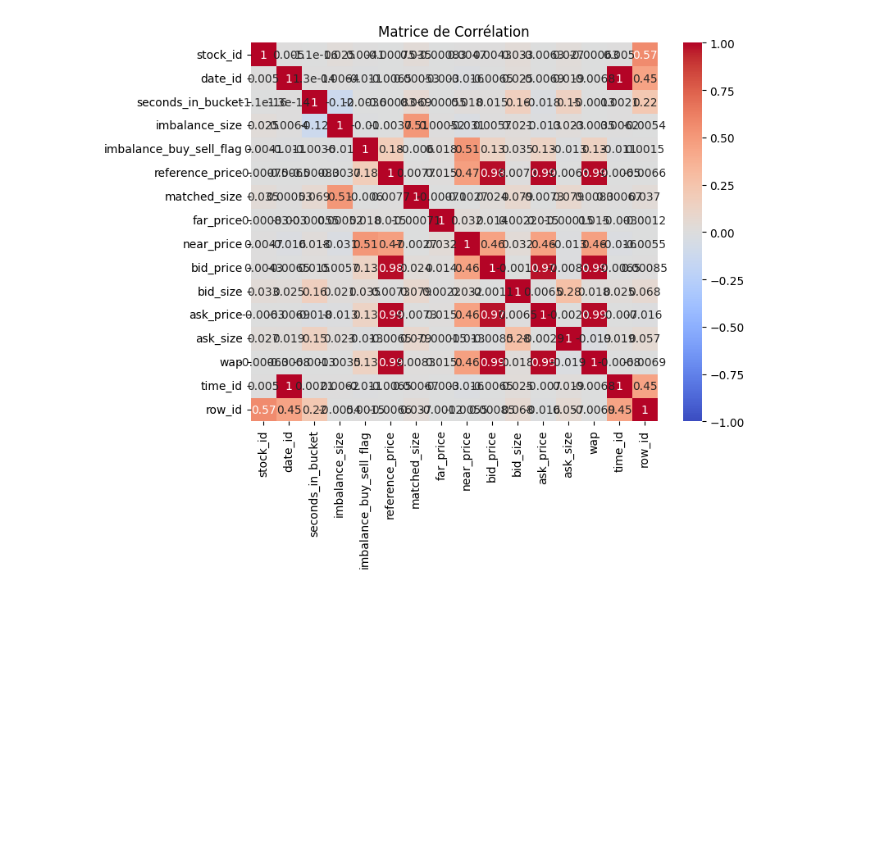
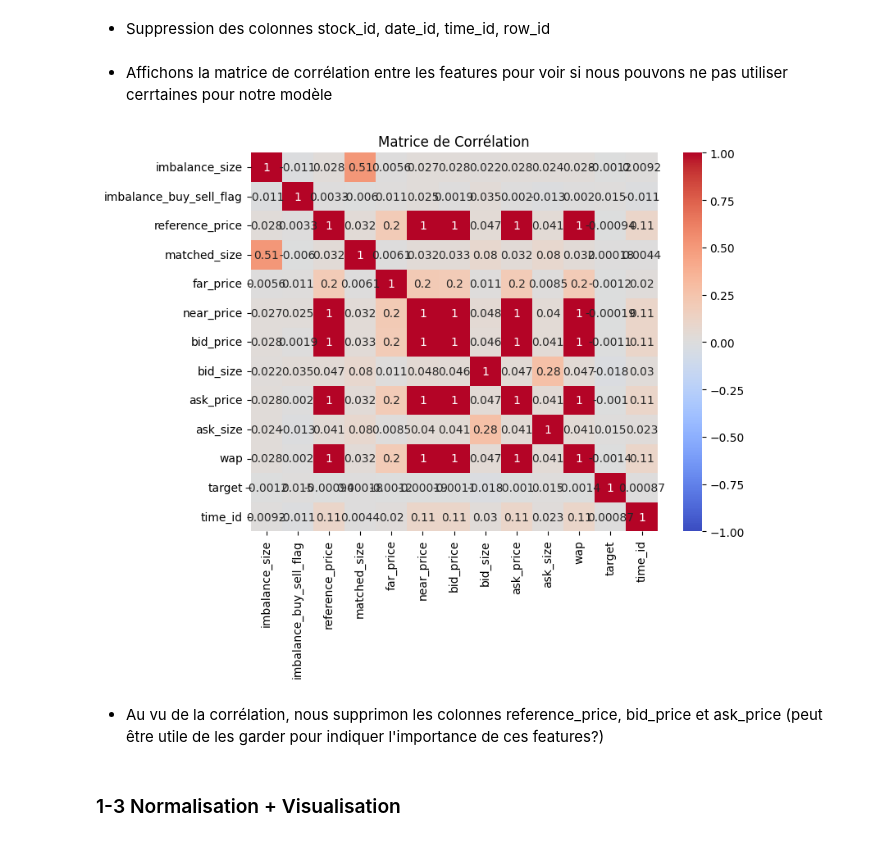
Before and after one commit to LucasTexier/Optiver_challenge, a Jupyter notebook: Project Deep Learning - Test.ipynb, the cells around one changed output. Cells and saved outputs as stored; diff of their text form; code cells hidden in the pictures; blank space fills up the shorter version.

```diff
--- a/Project Deep Learning - Test.ipynb
+++ b/Project Deep Learning - Test.ipynb
@@ -28,0 +181,3 @@ len(data[data["far_price"].isna()])
+# %%
+data = pd.read_csv("pre_proccessed.csv", sep=',')
+df = data.copy()
@@ -29,11 +211,22 @@ len(data[data["far_price"].isna()])
+# %% [markdown]
+* Suppression des colonnes stock_id, date_id, time_id, row_id
+# %%
+df = df.drop("stock_id",axis=1)
+df = df.drop("date_id",axis=1)
+df = df.drop("seconds_in_bucket",axis=1)
+df = df.drop("row_id",axis=1)
+# %% [markdown]
+* Affichons la matrice de corrélation entre les features pour voir si nous pouvons ne pas utiliser cerrtaines pour notre modèle
 # %%
 # Calcul de la matrice de corrélation
-correlation_matrix = X.corr()
+correlation_matrix = df.corr()
 
 # Création d'une heatmap avec Seaborn
 plt.figure(figsize=(8, 6))
 sns.heatmap(correlation_matrix, annot=True, cmap='coolwarm', vmin=-1, vmax=1)
 plt.title('Matrice de Corrélation')
 plt.show()
 # %% [output]
-[figure, old version]
+[figure, new version]
+# %% [markdown]
+* Au vu de la corrélation, nous supprimon les colonnes reference_price, bid_price et ask_price (peut être utile de les garder pour indiquer l'importance de ces features?)
@@ -39,0 +239,2 @@ plt.show()
+# %% [markdown]
+### 1-3 Normalisation + Visualisation
```
Also changed, not shown: parts of 55 cells of this notebook, 2 other files.
